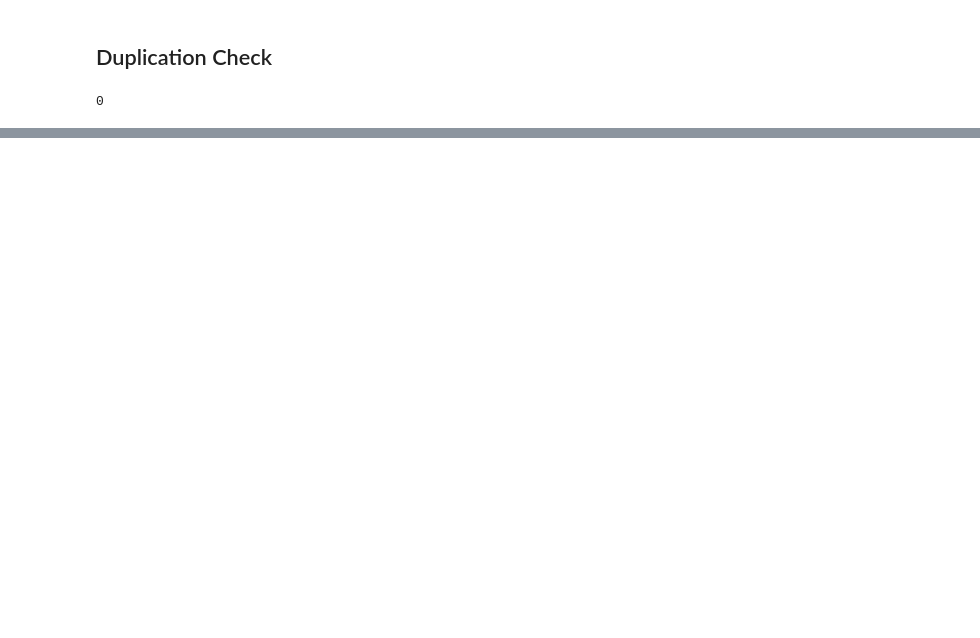
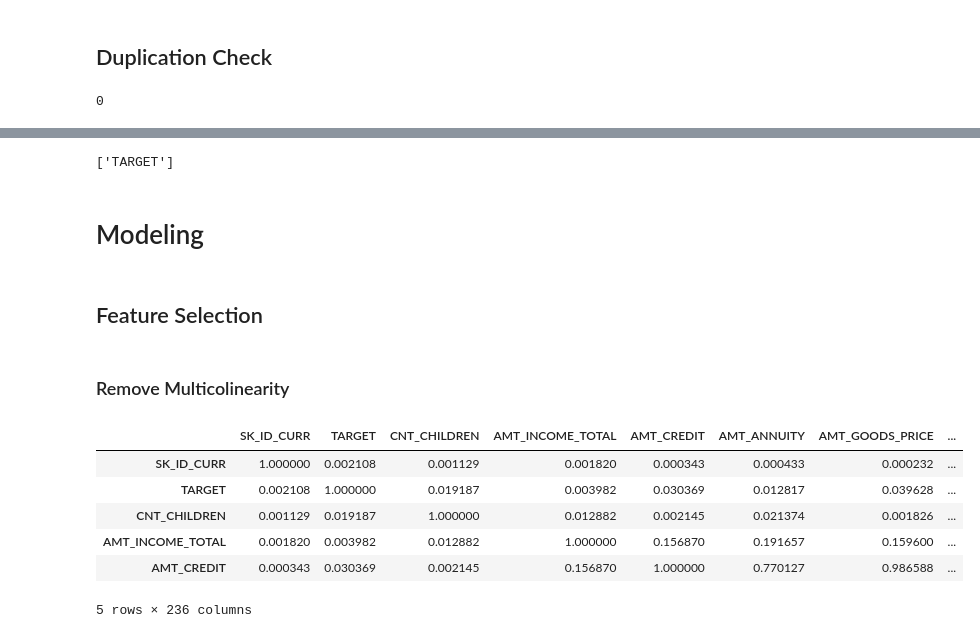
Before and after one commit to yybrother989/HomeCreditDefaultRisk, a Jupyter notebook: Capstone_Project-Home-Credit-Default-Risk_V0.1.ipynb, the cells around one changed output, grey strips where cells are left out. Saved outputs shown, nothing was run; the diff lists cells and outputs as text; code cells hidden in the pictures; blank space fills up the shorter version.

Commit message:
I added feature engineering and model construction parts

```diff
--- a/Capstone_Project-Home-Credit-Default-Risk_V0.1.ipynb
+++ b/Capstone_Project-Home-Credit-Default-Risk_V0.1.ipynb
@@ -630,0 +690,3 @@ train_data[train_duplicate].shape[0]
+# %%
+onehot_encode_ = list(cat_col.difference(label_encode_col))
+onehot_encode_
@@ -630,0 +753,25 @@ train_data[train_duplicate].shape[0]
+# %%
+Diff(clean_test_df,clean_train_df)
+# %% [output]
+['TARGET']
+# %% [markdown]
+# Modeling
+# %% [markdown]
+## Feature Selection
+# %% [markdown]
+### Remove Multicolinearity
+# %%
+# Threshold for removing correlated variables
+threshold = 0.8
+
+# Absolute value correlation matrix
+corr_matrix = clean_train_df.corr().abs()
+corr_matrix.head()
+# %% [output]
+|  | SK_ID_CURR | TARGET | CNT_CHILDREN | AMT_INCOME_TOTAL | AMT_CREDIT | AMT_ANNUITY | AMT_GOODS_PRICE | ... |
+| SK_ID_CURR | 1.000000 | 0.002108 | 0.001129 | 0.001820 | 0.000343 | 0.000433 | 0.000232 | ... |
+| TARGET | 0.002108 | 1.000000 | 0.019187 | 0.003982 | 0.030369 | 0.012817 | 0.039628 | ... |
+| CNT_CHILDREN | 0.001129 | 0.019187 | 1.000000 | 0.012882 | 0.002145 | 0.021374 | 0.001826 | ... |
+| AMT_INCOME_TOTAL | 0.001820 | 0.003982 | 0.012882 | 1.000000 | 0.156870 | 0.191657 | 0.159600 | ... |
+| AMT_CREDIT | 0.000343 | 0.030369 | 0.002145 | 0.156870 | 1.000000 | 0.770127 | 0.986588 | ... |
+5 rows × 236 columns
```
Also changed, not shown: parts of 67 cells of this notebook.
